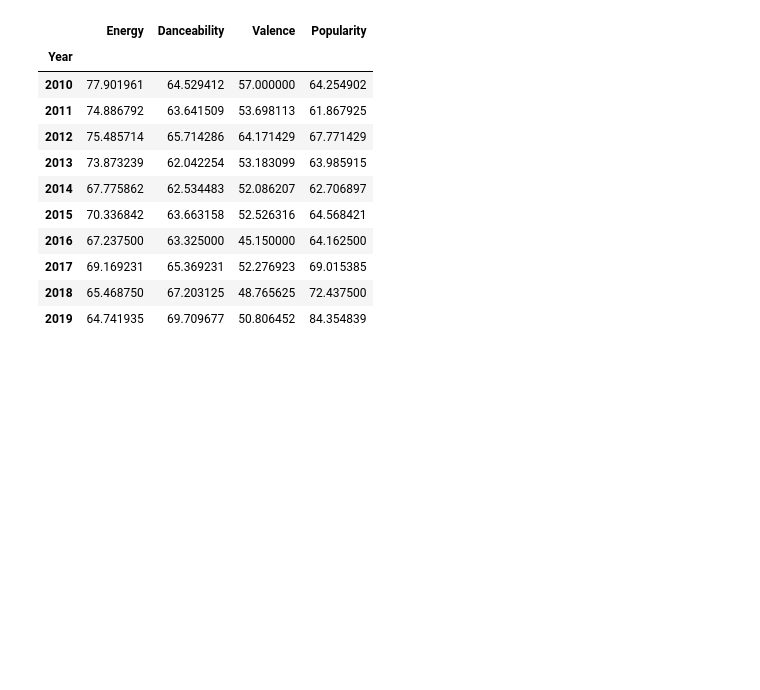
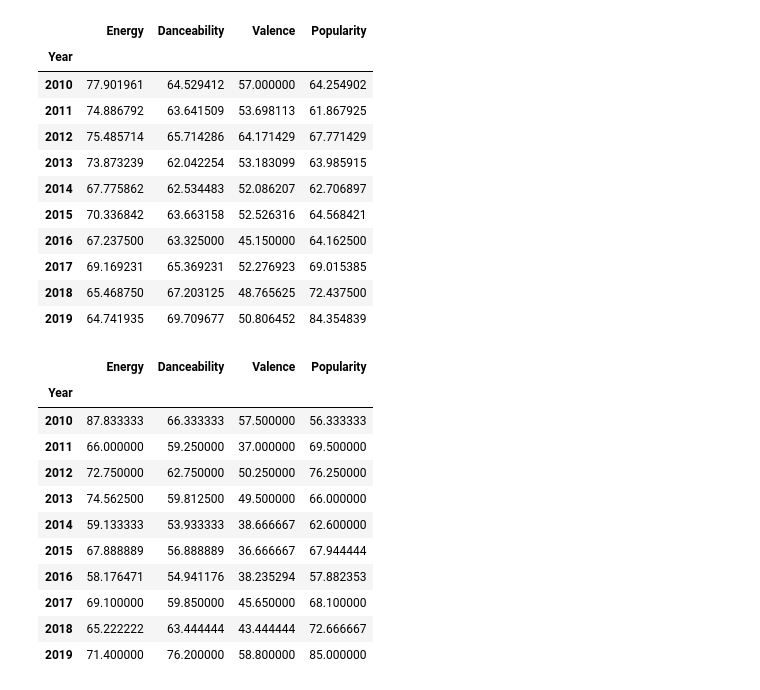
Before and after one commit to Kramer818/Music-Analysis, a Jupyter notebook: Lyndsi_Project1.ipynb, the cells around one changed output. Cells and saved outputs as stored; diff of their text form; code cells hidden in the pictures; blank space fills up the shorter version.

```diff
--- a/Lyndsi_Project1.ipynb
+++ b/Lyndsi_Project1.ipynb
@@ -31,4 +15,4 @@ clean_music_df.head()
 # %%
+#Only focused on the colums that are important: Made a DF
 music_subset_data_df=pd.DataFrame(clean_music_df,columns=['Title','Artist','Year','Energy',
-                                                          'Danceability','Valence','Popularity'])
-music_subset_data_df.head()
+                                                          'Danceability','Valence','Popularity','Top Genre'])
@@ -78 +69,25 @@ pop_popularity = genre_indexed.loc["pop", "Popularity"]
+# %%
+#Made a DF with no pop songs
+
+no_pop = genre_indexed.drop('pop')
+no_pop_df = pd.DataFrame(no_pop)
+
+
+no_pop_df_grouped = no_pop_df.groupby('Year')
+no_pop_means = no_pop_df_grouped.mean()
+no_pop_means_df = pd.DataFrame(no_pop_means)
+no_pop_means_df
+# %% [output]
+|  | Energy | Danceability | Valence | Popularity |
+| Year |  |  |  |  |
+| 2010 | 87.833333 | 66.333333 | 57.500000 | 56.333333 |
+| 2011 | 66.000000 | 59.250000 | 37.000000 | 69.500000 |
+| 2012 | 72.750000 | 62.750000 | 50.250000 | 76.250000 |
+| 2013 | 74.562500 | 59.812500 | 49.500000 | 66.000000 |
+| 2014 | 59.133333 | 53.933333 | 38.666667 | 62.600000 |
+| 2015 | 67.888889 | 56.888889 | 36.666667 | 67.944444 |
+| 2016 | 58.176471 | 54.941176 | 38.235294 | 57.882353 |
+| 2017 | 69.100000 | 59.850000 | 45.650000 | 68.100000 |
+| 2018 | 65.222222 | 63.444444 | 43.444444 | 72.666667 |
+| 2019 | 71.400000 | 76.200000 | 58.800000 | 85.000000 |
 # %%
```
Also changed, not shown: parts of 12 cells of this notebook.
